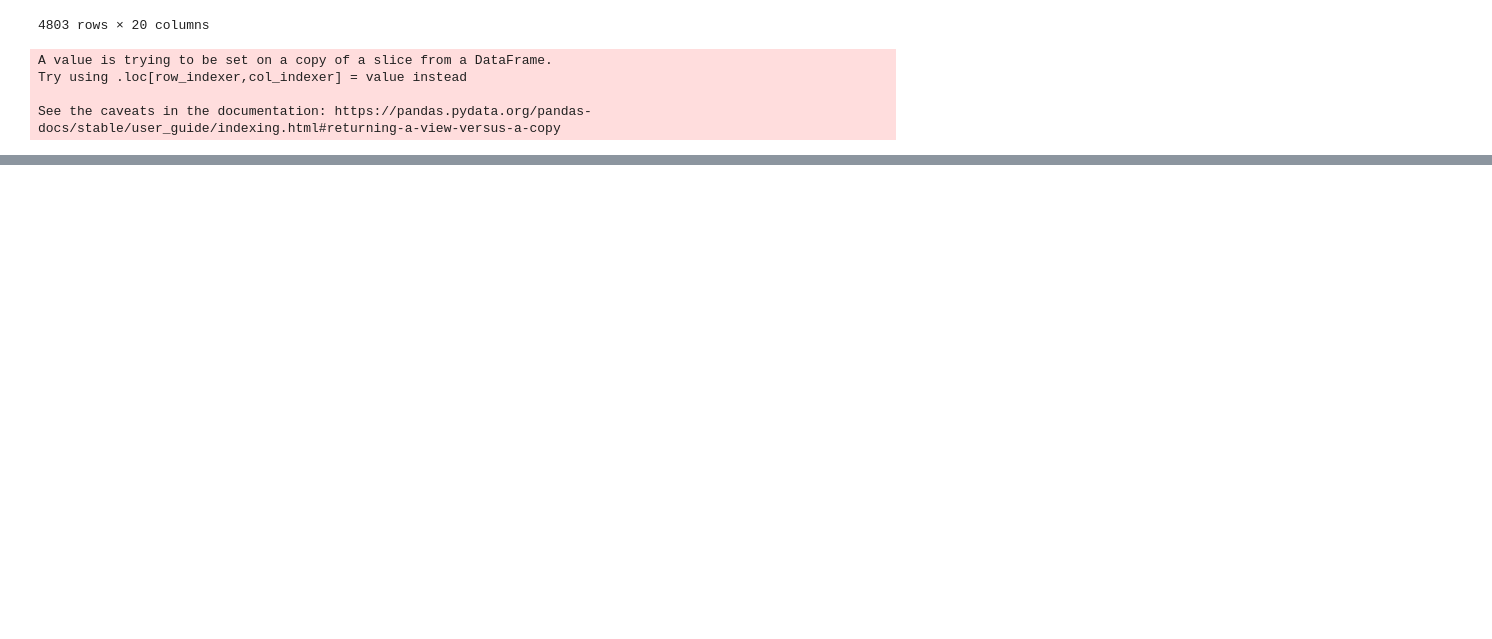
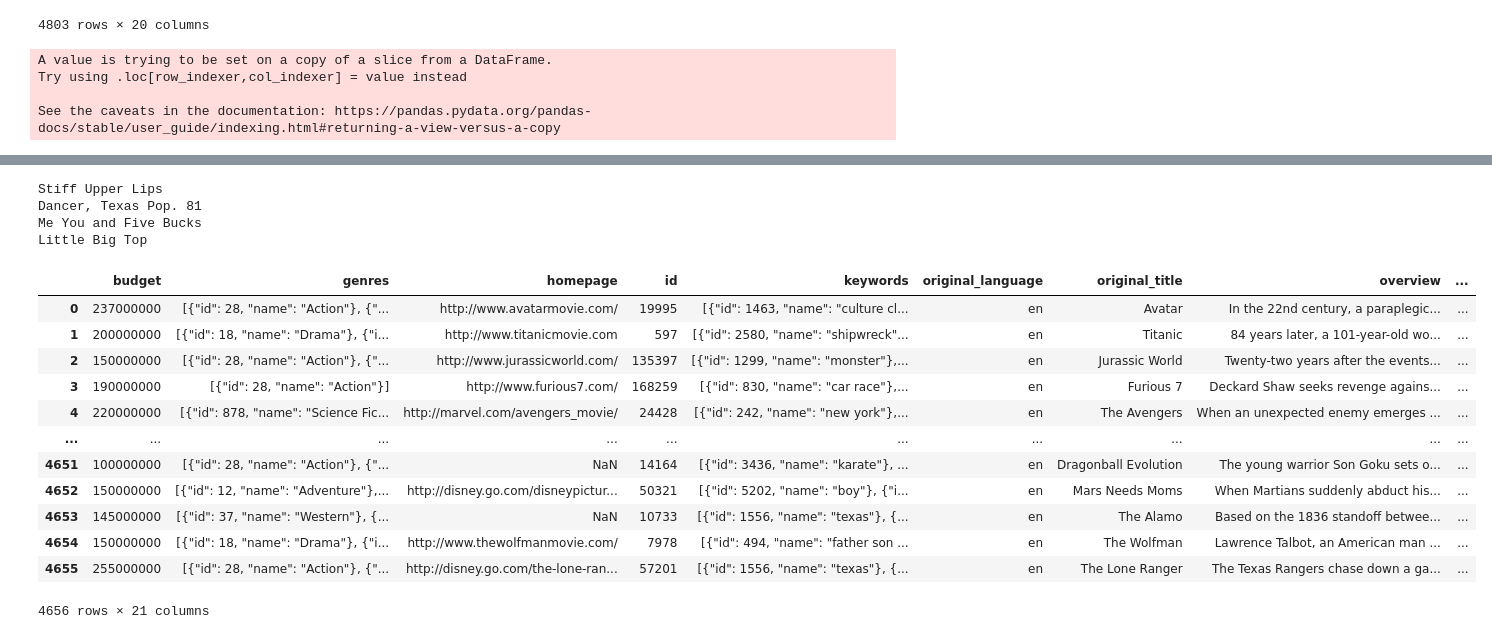
Before and after one commit to missyu3/python, a Jupyter notebook: pandas/Untitled.ipynb, the cells around one changed output, grey strips where cells are left out. Cells and saved outputs as stored; diff of their text form; code cells hidden in the pictures; blank space fills up the shorter version.

```diff
--- a/pandas/Untitled.ipynb
+++ b/pandas/Untitled.ipynb
@@ -751,0 +801,9 @@ df["profit"].max()
+# %%
+for idx, row in df.iterrows():
+    if row["vote_average"] == 10:
+        print(row["title"])
+# %% [output]
+Stiff Upper Lips
+Dancer, Texas Pop. 81
+Me You and Five Bucks
+Little Big Top
@@ -751,0 +818,18 @@ df["profit"].max()
+# %%
+df_ = pd.read_csv("../dataset/tmdb_5000_moveies_profit_sorted.csv")
+# %%
+df_
+# %% [output]
+|  | budget | genres | homepage | id | keywords | original_language | original_title | overview | ... |
+| 0 | 237000000 | [{"id": 28, "name": "Action"}, {"... | http://www.avatarmovie.com/ | 19995 | [{"id": 1463, "name": "culture cl... | en | Avatar | In the 22nd century, a paraplegic... | ... |
+| 1 | 200000000 | [{"id": 18, "name": "Drama"}, {"i... | http://www.titanicmovie.com | 597 | [{"id": 2580, "name": "shipwreck"... | en | Titanic | 84 years later, a 101-year-old wo... | ... |
+| 2 | 150000000 | [{"id": 28, "name": "Action"}, {"... | http://www.jurassicworld.com/ | 135397 | [{"id": 1299, "name": "monster"},... | en | Jurassic World | Twenty-two years after the events... | ... |
+| 3 | 190000000 | [{"id": 28, "name": "Action"}] | http://www.furious7.com/ | 168259 | [{"id": 830, "name": "car race"},... | en | Furious 7 | Deckard Shaw seeks revenge agains... | ... |
+| 4 | 220000000 | [{"id": 878, "name": "Science Fic... | http://marvel.com/avengers_movie/ | 24428 | [{"id": 242, "name": "new york"},... | en | The Avengers | When an unexpected enemy emerges ... | ... |
+| ... | ... | ... | ... | ... | ... | ... | ... | ... | ... |
+| 4651 | 100000000 | [{"id": 28, "name": "Action"}, {"... | NaN | 14164 | [{"id": 3436, "name": "karate"}, ... | en | Dragonball Evolution | The young warrior Son Goku sets o... | ... |
+| 4652 | 150000000 | [{"id": 12, "name": "Adventure"},... | http://disney.go.com/disneypictur... | 50321 | [{"id": 5202, "name": "boy"}, {"i... | en | Mars Needs Moms | When Martians suddenly abduct his... | ... |
+| 4653 | 145000000 | [{"id": 37, "name": "Western"}, {... | NaN | 10733 | [{"id": 1556, "name": "texas"}, {... | en | The Alamo | Based on the 1836 standoff betwee... | ... |
+| 4654 | 150000000 | [{"id": 18, "name": "Drama"}, {"i... | http://www.thewolfmanmovie.com/ | 7978 | [{"id": 494, "name": "father son ... | en | The Wolfman | Lawrence Talbot, an American man ... | ... |
+| 4655 | 255000000 | [{"id": 28, "name": "Action"}, {"... | http://disney.go.com/the-lone-ran... | 57201 | [{"id": 1556, "name": "texas"}, {... | en | The Lone Ranger | The Texas Rangers chase down a ga... | ... |
+4656 rows × 21 columns
```
Also changed, not shown: parts of 7 cells of this notebook, 1 other file.
